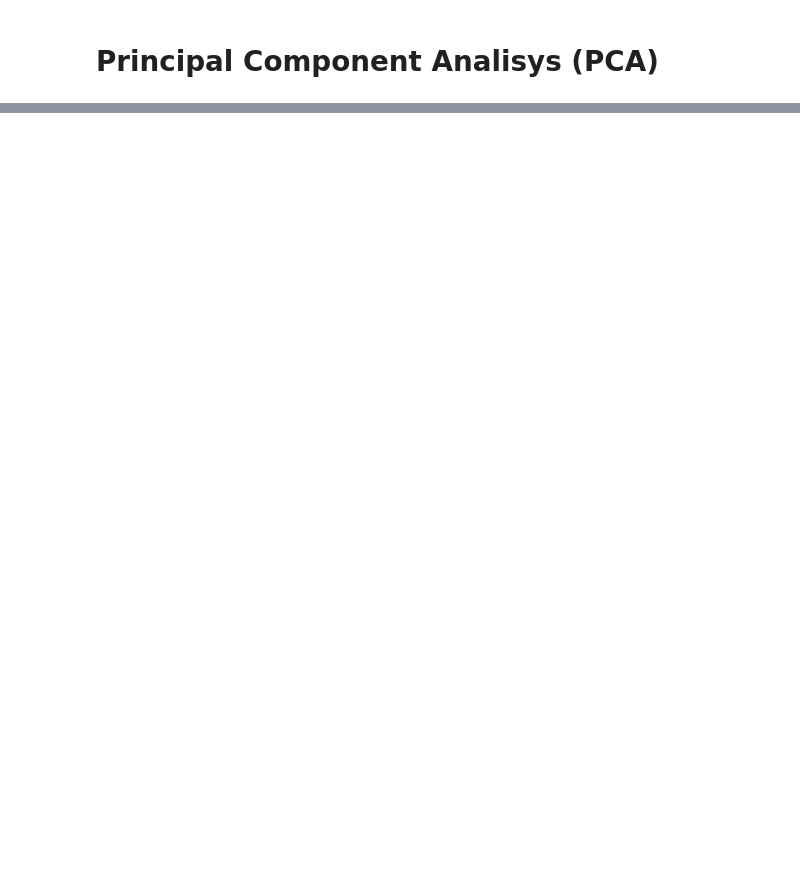
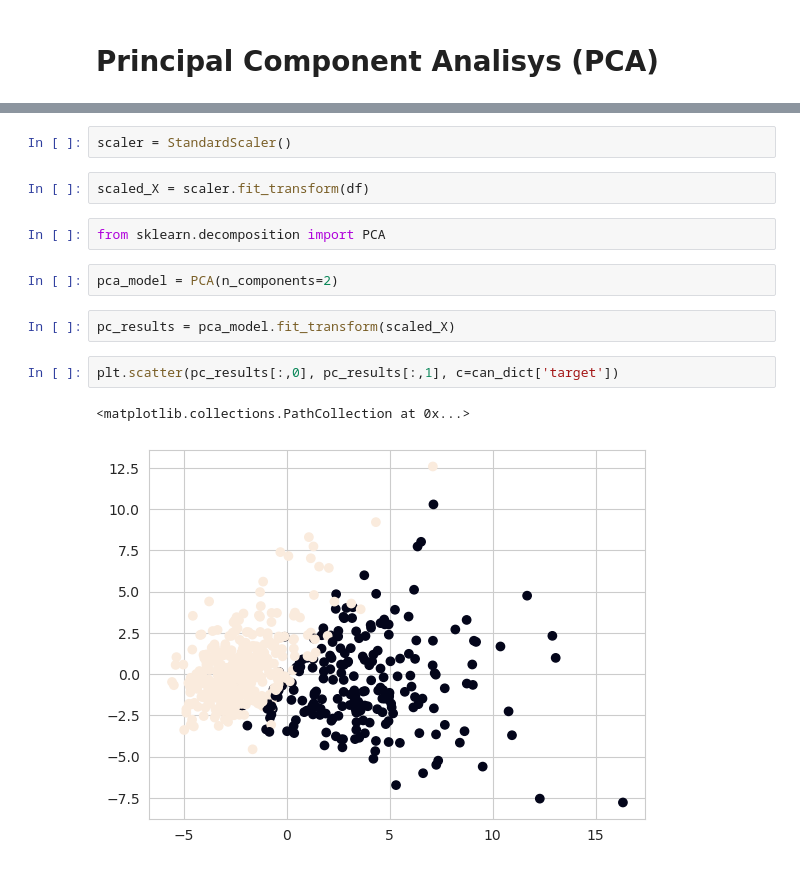
Before and after one commit to valatwork/statistics, a Jupyter notebook: project/063-principal-component-analisys.ipynb, the cells around one changed output, grey strips where cells are left out. Saved outputs shown, nothing was run; the diff lists cells and outputs as text; blank space fills up the shorter version.

```diff
--- a/project/063-principal-component-analisys.ipynb
+++ b/project/063-principal-component-analisys.ipynb
@@ -2,0 +156,15 @@
+# %%
+scaler = StandardScaler()
+# %%
+scaled_X = scaler.fit_transform(df)
+# %%
+from sklearn.decomposition import PCA
+# %%
+pca_model = PCA(n_components=2)
+# %%
+pc_results = pca_model.fit_transform(scaled_X)
+# %%
+plt.scatter(pc_results[:,0], pc_results[:,1], c=can_dict['target'])
+# %% [output]
+<matplotlib.collections.PathCollection at 0x...>
+[figure, added]
```
Also changed, not shown: parts of 48 cells of this notebook, 2 other files.
